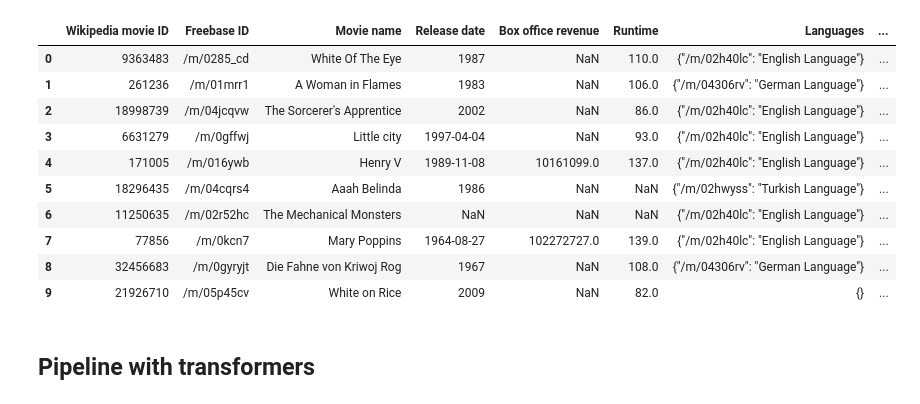
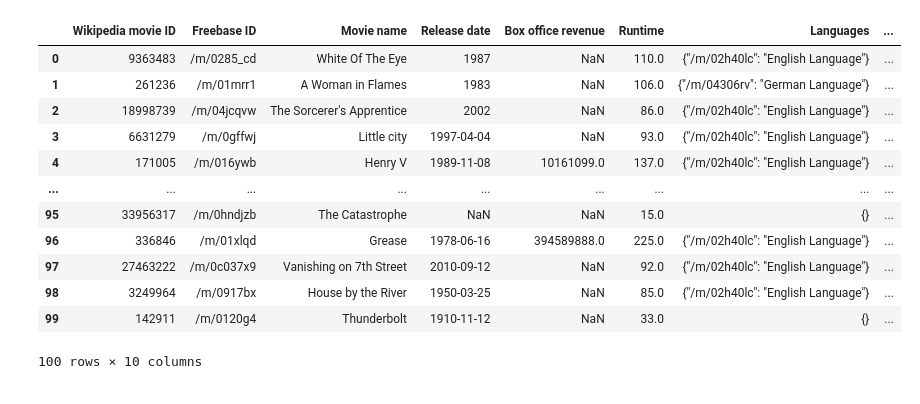
Before and after one commit to epfl-ada/ada-2024-project-databand, a Jupyter notebook: description_pipeline.ipynb, the cells around one changed output. Cells and saved outputs as stored; diff of their text form; code cells hidden in the pictures.

```diff
--- a/description_pipeline.ipynb
+++ b/description_pipeline.ipynb
@@ -10,23 +16,23 @@ sys.path.append(str(Path().resolve() / 'src'))
 # %%
 df_movies = pd.read_csv('data/processed/movies.csv')
 df_plots = pd.read_csv('data/processed/plot_summaries.csv')
 # merge movie metadata and plots
 df_movies_summaries = pd.merge(df_movies, df_plots, on='Wikipedia movie ID')
 
 
-df_movies_summaries = df_movies_summaries.head(10)
+df_movies_summaries = df_movies_summaries.head(100)
 df_movies_summaries
 # %% [output]
 |  | Wikipedia movie ID | Freebase ID | Movie name | Release date | Box office revenue | Runtime | Languages | ... |
 | 0 | 9363483 | /m/0285_cd | White Of The Eye | 1987 | NaN | 110.0 | {"/m/02h40lc": "English Language"} | ... |
 | 1 | 261236 | /m/01mrr1 | A Woman in Flames | 1983 | NaN | 106.0 | {"/m/04306rv": "German Language"} | ... |
 | 2 | 18998739 | /m/04jcqvw | The Sorcerer's Apprentice | 2002 | NaN | 86.0 | {"/m/02h40lc": "English Language"} | ... |
 | 3 | 6631279 | /m/0gffwj | Little city | 1997-04-04 | NaN | 93.0 | {"/m/02h40lc": "English Language"} | ... |
 | 4 | 171005 | /m/016ywb | Henry V | 1989-11-08 | 10161099.0 | 137.0 | {"/m/02h40lc": "English Language"} | ... |
-| 5 | 18296435 | /m/04cqrs4 | Aaah Belinda | 1986 | NaN | NaN | {"/m/02hwyss": "Turkish Language"} | ... |
-| 6 | 11250635 | /m/02r52hc | The Mechanical Monsters | NaN | NaN | NaN | {"/m/02h40lc": "English Language"} | ... |
-| 7 | 77856 | /m/0kcn7 | Mary Poppins | 1964-08-27 | 102272727.0 | 139.0 | {"/m/02h40lc": "English Language"} | ... |
-| 8 | 32456683 | /m/0gyryjt | Die Fahne von Kriwoj Rog | 1967 | NaN | 108.0 | {"/m/04306rv": "German Language"} | ... |
-| 9 | 21926710 | /m/05p45cv | White on Rice | 2009 | NaN | 82.0 | {} | ... |
+| ... | ... | ... | ... | ... | ... | ... | ... | ... |
+| 95 | 33956317 | /m/0hndjzb | The Catastrophe | NaN | NaN | 15.0 | {} | ... |
+| 96 | 336846 | /m/01xlqd | Grease | 1978-06-16 | 394589888.0 | 225.0 | {"/m/02h40lc": "English Language"} | ... |
+| 97 | 27463222 | /m/0c037x9 | Vanishing on 7th Street | 2010-09-12 | NaN | 92.0 | {"/m/02h40lc": "English Language"} | ... |
+| 98 | 3249964 | /m/0917bx | House by the River | 1950-03-25 | NaN | 85.0 | {"/m/02h40lc": "English Language"} | ... |
+| 99 | 142911 | /m/0120g4 | Thunderbolt | 1910-11-12 | NaN | 33.0 | {} | ... |
+100 rows × 10 columns
-# %% [markdown]
-## Pipeline with transformers
```
Also changed, not shown: parts of 13 cells of this notebook.
